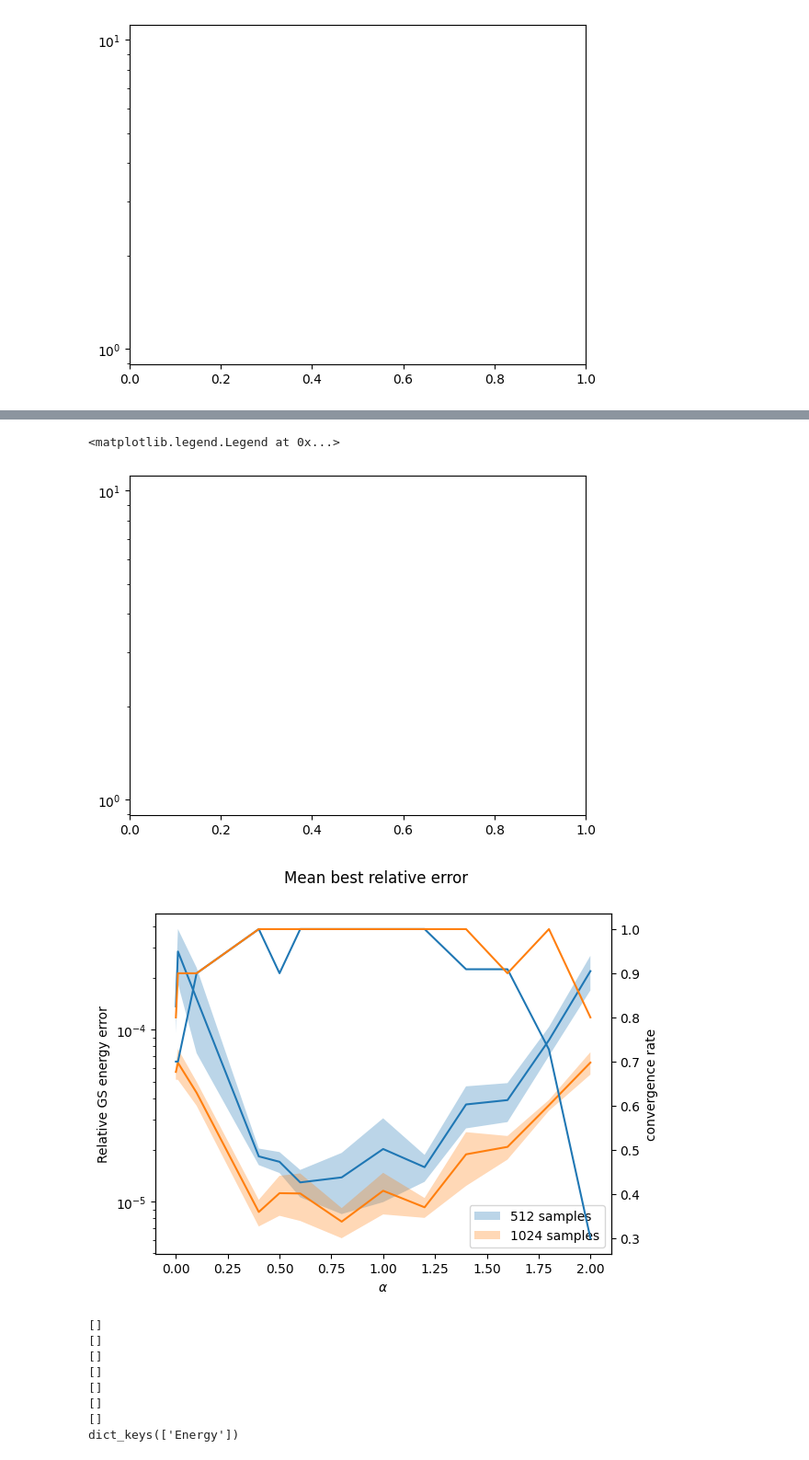
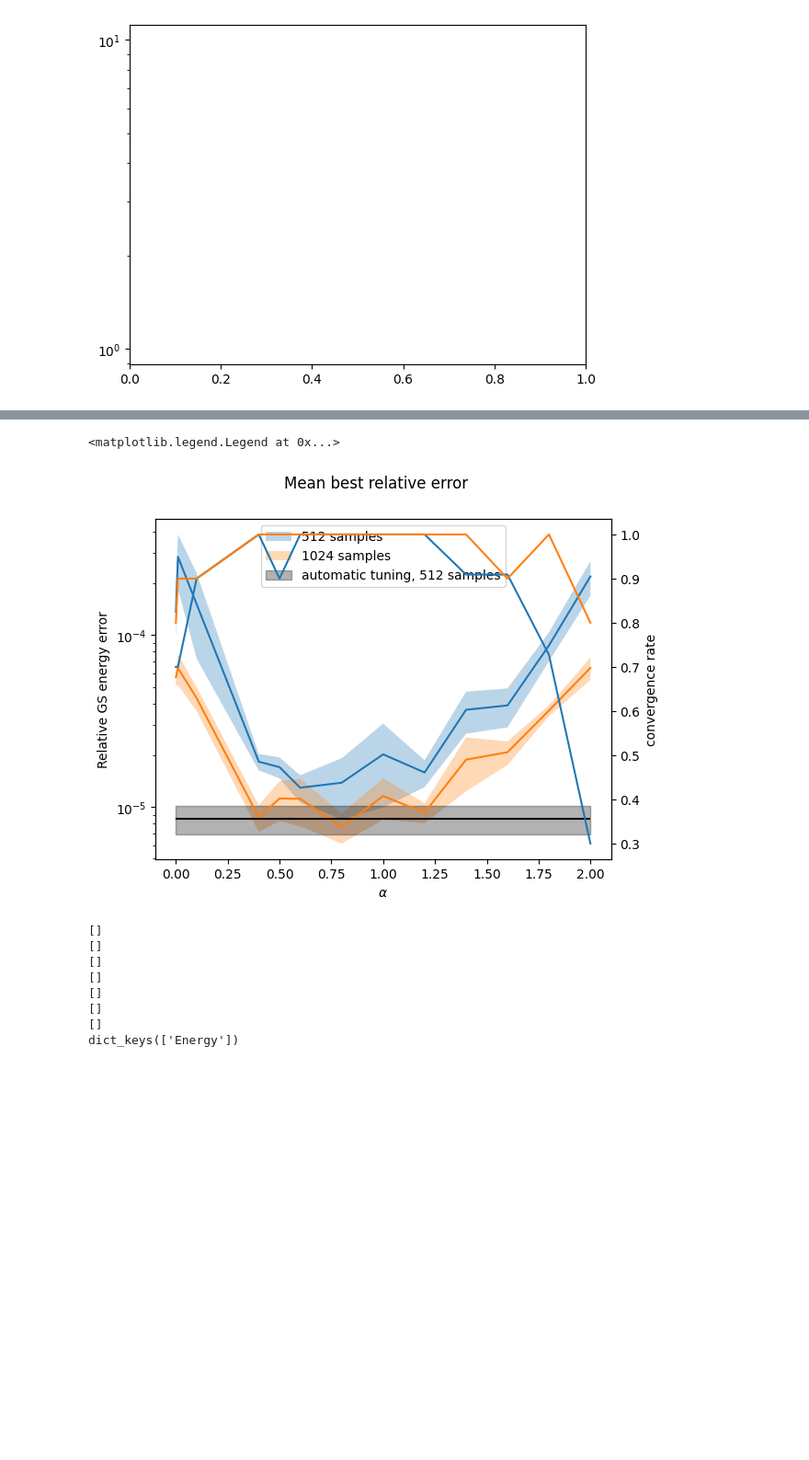
Before and after one commit to AntoineMsy/grad_sample, a Jupyter notebook: notebooks/is_analysis.ipynb, the cells around one changed output, grey strips where cells are left out. Shown at 92% size. Cells and saved outputs as stored; diff of their text form; code cells hidden in the pictures; blank space fills up the shorter version.

```diff
--- a/notebooks/is_analysis.ipynb
+++ b/notebooks/is_analysis.ipynb
@@ -69,3 +71,20 @@ for key in is_keys:
 # %% [output]
 FileNotFoundError: [Errno 2] No such file or directory: '/scratch/.amisery/grad_sample_mc_hparams/xxz_1.5/L16/RBM/alpha3/MC_10_0.0'
 [figure]
+# %%
+num_conv_run = 0
+num_runs = 10
+
+dict_out = np.load(f'run_1.npz', allow_pickle=True)['arr_0'].item()
+rel_err = dict_out['rel_errl']
+rel_err_it = dict_out['itrel']
+
+if min(rel_err) < 1e-4:
+    num_conv_run +=1
+    rel_err_l.append(rel_err)
+fig, ax = plt.subplots()
+ax.plot(rel_err_it, rel_err, color='black', label=r'auto $\alpha$' + ', convergence rate %.2f'%(num_conv_run/num_runs))
+ax1 = ax.twinx()
+ax1.plot(dict_out['itvar'], dict_out['snrl'])
+ax.set_yscale('log')
+ax1.set_yscale('log')
@@ -137,7 +208,7 @@ from matplotlib import colors
 mc_sample = 10 #2**mc_sample samples
 is_keys = ['0.0', '0.01', '0.1', '0.4', "0.5", '0.6', "0.8", '1.0', '1.2', '1.4', '1.6', '1.8', '2.0']
 colors = viridis(jnp.linspace(0, 1,len(is_keys)))
-plt.yscale('log')
+
 
 def get_best_err(mc_sample):
     out_l_mean = []
@@ -176,35 +247,54 @@ def get_best_err(mc_sample):
                                     m_alpha_l.append(min(rel_err))
                                     num_cv+=1
                                 num_runs +=1
                         except (json.JSONDecodeError, KeyError):
                             print(f"Warning: Could not parse file {file_path}")
             out_l_mean.append(jnp.mean(jnp.array(m_alpha_l)))
             out_l_std.append(jnp.std(jnp.array(m_alpha_l)))
             cv_l.append(num_cv/num_runs)
     return jnp.array(out_l_mean), jnp.array(out_l_std), cv_l
 
     # Prepare data for the heatmap
 mean, std, cv_l = get_best_err(9)
 f_key = [float(a) for a in is_keys]
 fig, ax1 = plt.subplots()
 ax2 = ax1.twinx()
 ax1.plot(f_key, mean)
 ax1.fill_between(f_key , mean + std/2, mean - std/2, label='%d samples'%(2**9), alpha=0.3)
 ax2.plot(f_key, cv_l)
 out_l_mean, out_l_std, cv_l = get_best_err(10)
 ax2.plot(f_key, cv_l)
 ax1.plot(f_key, out_l_mean)
 ax1.fill_between(f_key, out_l_mean + out_l_std/2, out_l_mean - out_l_std/2, label='%d samples'%(2**10), alpha=0.3)
+
+num_conv_run = 0
+num_runs = 10
+rel_err_l = []
+m_l = []
+for i in range(10):
+    try :
+        dict_out = np.load(f'run_{i}.npz', allow_pickle=True)['arr_0'].item()
+        rel_err = dict_out['rel_errl']
+        rel_err_it = dict_out['itrel']
+
+        if min(rel_err) < 1e-4:
+            m_l.append(min(rel_err))
+    except :
+        num_runs -= 1
+m_l = jnp.array(m_l)
+auto_mean = jnp.mean(m_l)
+auto_std = jnp.std(m_l)
+ax1.fill_between(f_key, auto_mean + auto_std/2, auto_mean - auto_std/2, label='automatic tuning, %d samples'%(2**9), color= 'black', alpha=0.3)
+ax1.hlines(jnp.mean(m_l),0, 2, color = 'black')
 ax1.set_yscale('log')
 fig.suptitle('Mean best relative error')
 ax2.set_ylabel('convergence rate')
 ax1.set_ylabel('Relative GS energy error')
 ax1.set_xlabel(r'$\alpha$')
 ax1.legend()
 # %% [output]
 <matplotlib.legend.Legend at 0x...>
-[figure, old version]
+[figure, new version]
-[figure, removed]
 # %%
 import os
 import re
```
Also changed, not shown: parts of 5 cells of this notebook, 14 other files.
